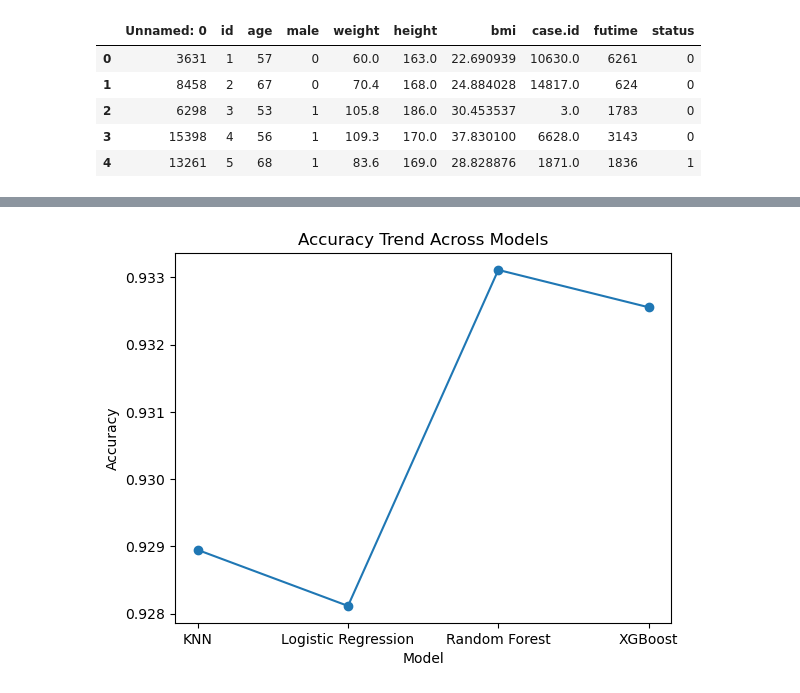
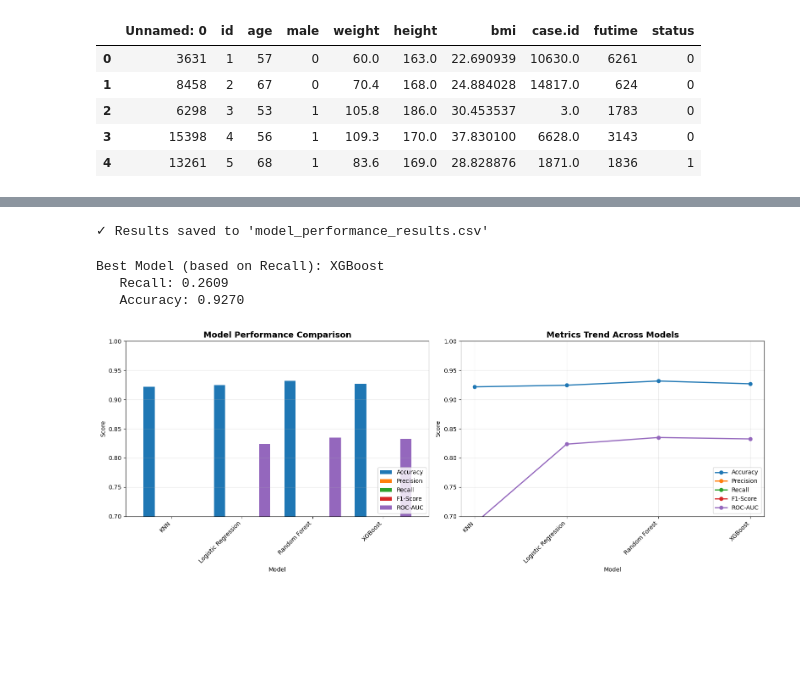
Before and after one commit to Pranay0702/liver_disease_prediction-, a Jupyter notebook: liverDiseasePrediction.ipynb, the cells around one changed output, grey strips where cells are left out. Cells and saved outputs as stored; diff of their text form; code cells hidden in the pictures; blank space fills up the shorter version.

```diff
--- a/liverDiseasePrediction.ipynb
+++ b/liverDiseasePrediction.ipynb
@@ -116,7 +235,11 @@ plt.show()
 # %%
-plt.figure()
-df["status"].value_counts().plot(kind="pie", autopct="%1.1f%%", startangle=90)
-plt.title("Proportion of Liver Disease Cases")
-plt.ylabel("")
-plt.show()
+# Train-test split
+X_train, X_test, y_train, y_test = train_test_split(
+    X, y, test_size=0.2, random_state=42, stratify=y
+)
+
+print(f"Training set size: {X_train.shape[0]} ({X_train.shape[0]/len(X)*100:.1f}%)")
+print(f"Test set size: {X_test.shape[0]} ({X_test.shape[0]/len(X)*100:.1f}%)")
+print(f"Training set class distribution:\n{y_train.value_counts()}")
+print(f"Test set class distribution:\n{y_test.value_counts()}")
 # %% [output]
@@ -157,9 +362,43 @@ plt.show()
 # %%
-plt.figure()
-plt.plot(results_df["Accuracy"], marker="o")
-plt.title("Accuracy Trend Across Models")
-plt.xlabel("Model")
-plt.ylabel("Accuracy")
-plt.show()
+# Save results to CSV
+results_df.to_csv('model_performance_results.csv')
+print("\n✓ Results saved to 'model_performance_results.csv'")
 # %% [output]
-[figure, removed]
+✓ Results saved to 'model_performance_results.csv'
+# %%
+# Find best model
+best_model_name = results_df['Recall'].idxmax()
+print(f"Best Model (based on Recall): {best_model_name}")
+print(f"   Recall: {results_df.loc[best_model_name, 'Recall']:.4f}")
+print(f"   Accuracy: {results_df.loc[best_model_name, 'Accuracy']:.4f}")
+# %% [output]
+Best Model (based on Recall): XGBoost
+   Recall: 0.2609
+   Accuracy: 0.9270
+# %%
+# Visualization 6: Model Performance Comparison
+fig, axes = plt.subplots(1, 2, figsize=(16, 6))
+
+# Bar plot
+results_df.plot(kind="bar", ax=axes[0], width=0.8)
+axes[0].set_title("Model Performance Comparison", fontsize=14, fontweight='bold')
+axes[0].set_ylabel("Score")
+axes[0].set_xlabel("Model")
+axes[0].set_xticklabels(axes[0].get_xticklabels(), rotation=45, ha='right')
+axes[0].legend(loc='lower right')
+axes[0].grid(axis='y', alpha=0.3)
+axes[0].set_ylim([0.7, 1.0])
+for metric in results_df.columns:
+    axes[1].plot(results_df.index, results_df[metric], marker='o', label=metric, linewidth=2)
+axes[1].set_title("Metrics Trend Across Models", fontsize=14, fontweight='bold')
+axes[1].set_xlabel("Model")
+axes[1].set_ylabel("Score")
+axes[1].set_xticklabels(results_df.index, rotation=45, ha='right')
+axes[1].legend()
+axes[1].grid(True, alpha=0.3)
+axes[1].set_ylim([0.7, 1.0])
+plt.tight_layout()
+plt.savefig('model_comparison.png', dpi=300, bbox_inches='tight')
+plt.show()
+# %% [output]
+[figure, added]
```
Also changed, not shown: parts of 24 cells of this notebook, 9 other files.
